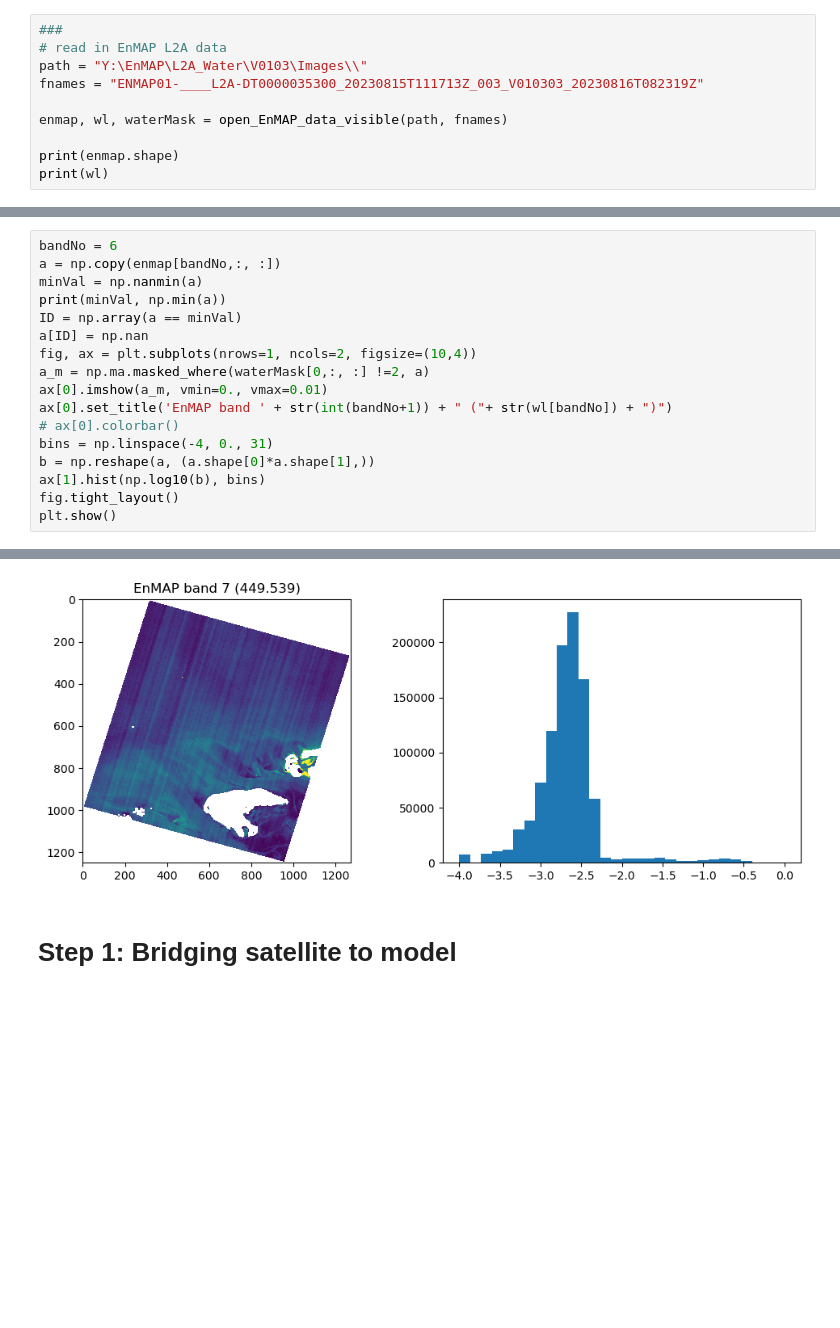
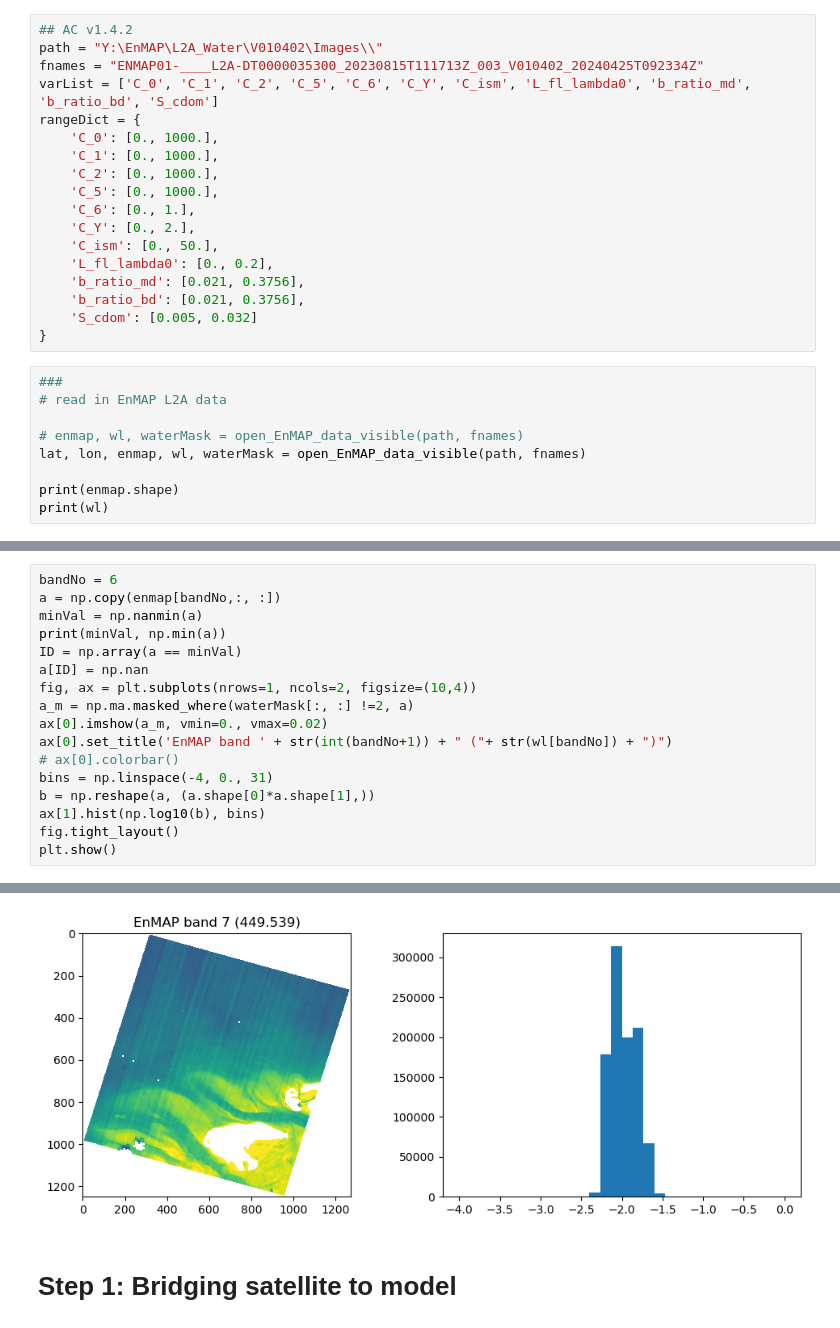
Before and after one commit to CMLandOcean/bio_optics, a Jupyter notebook: bio_optics/examples/14_EnMAP_Processor_PhytoTypes.ipynb, the cells around one changed output, grey strips where cells are left out. Drawn from its saved outputs; the diff is of its cells as text; blank space fills up the shorter version.

```diff
--- a/bio_optics/examples/14_EnMAP_Processor_PhytoTypes.ipynb
+++ b/bio_optics/examples/14_EnMAP_Processor_PhytoTypes.ipynb
@@ -202,10 +86,27 @@ def open_EnMAP_data_visible(path, fnames, plotRGB=False):
+# %%
+## AC v1.4.2
+path = "Y:\EnMAP\L2A_Water\V010402\Images\\"
+fnames = "ENMAP01-____L2A-DT0000035300_20230815T111713Z_003_V010402_20240425T092334Z"
+varList = ['C_0', 'C_1', 'C_2', 'C_5', 'C_6', 'C_Y', 'C_ism', 'L_fl_lambda0', 'b_ratio_md', 'b_ratio_bd', 'S_cdom']
+rangeDict = {
+    'C_0': [0., 1000.],
+    'C_1': [0., 1000.],
+    'C_2': [0., 1000.],
+    'C_5': [0., 1000.],
+    'C_6': [0., 1.],
+    'C_Y': [0., 2.],
+    'C_ism': [0., 50.],
+    'L_fl_lambda0': [0., 0.2],
+    'b_ratio_md': [0.021, 0.3756],
+    'b_ratio_bd': [0.021, 0.3756],
+    'S_cdom': [0.005, 0.032]
+}
 # %%
 ###
 # read in EnMAP L2A data
-path = "Y:\EnMAP\L2A_Water\V0103\Images\\"
-fnames = "ENMAP01-____L2A-DT0000035300_20230815T111713Z_003_V010303_20230816T082319Z"
 
-enmap, wl, waterMask = open_EnMAP_data_visible(path, fnames)
+# enmap, wl, waterMask = open_EnMAP_data_visible(path, fnames)
+lat, lon, enmap, wl, waterMask = open_EnMAP_data_visible(path, fnames)
 
 print(enmap.shape)
 print(wl)
@@ -243,8 +137,8 @@ print(minVal, np.min(a))
 ID = np.array(a == minVal)
 a[ID] = np.nan
 fig, ax = plt.subplots(nrows=1, ncols=2, figsize=(10,4))
-a_m = np.ma.masked_where(waterMask[0,:, :] !=2, a)
-ax[0].imshow(a_m, vmin=0., vmax=0.01)
+a_m = np.ma.masked_where(waterMask[:, :] !=2, a)
+ax[0].imshow(a_m, vmin=0., vmax=0.02)
 ax[0].set_title('EnMAP band ' + str(int(bandNo+1)) + " ("+ str(wl[bandNo]) + ")")
 # ax[0].colorbar()
 bins = np.linspace(-4, 0., 31)
@@ -257,4 +151,4 @@ plt.show()
-[figure, old version]
+[figure, new version]
 # %% [markdown]
 # Step 1: Bridging satellite to model
 # %% [markdown]
```
Also changed, not shown: parts of 31 cells of this notebook, 15 other files.
